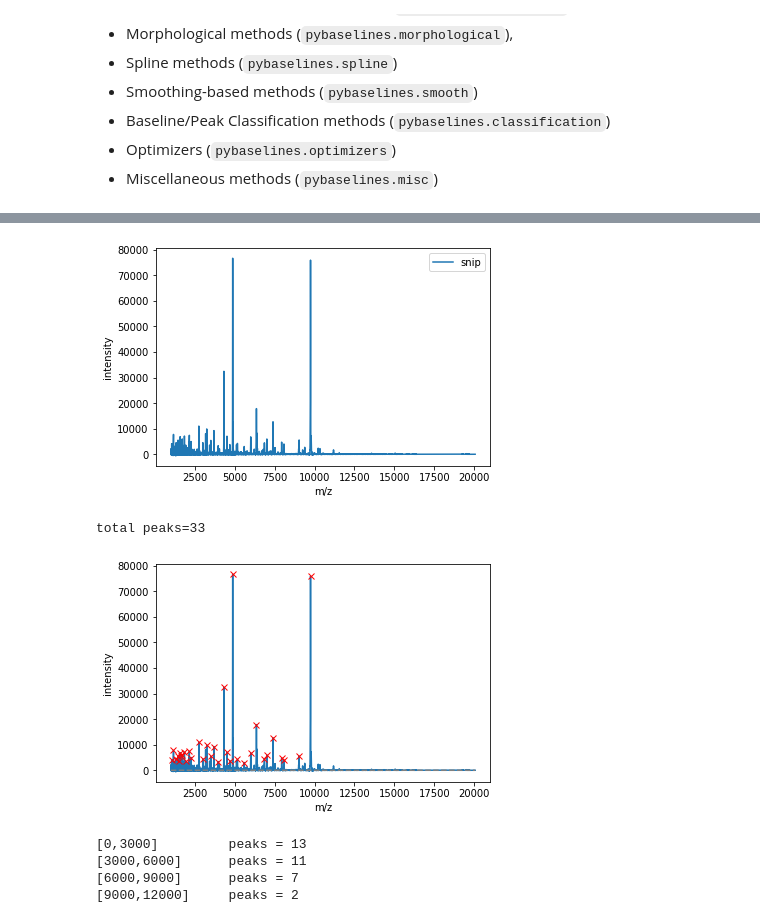
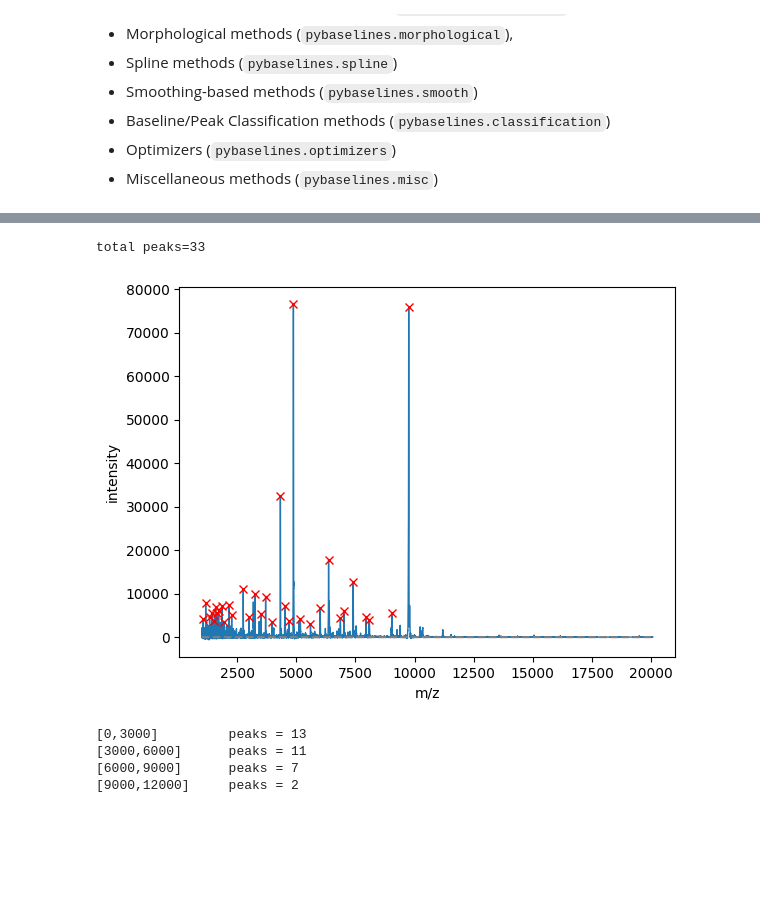
Before and after one commit to kuhaha/biotype, a Jupyter notebook: detect_peaks.ipynb, the cells around one changed output, grey strips where cells are left out. Drawn from its saved outputs; the diff is of its cells as text; code cells hidden in the pictures; blank space fills up the shorter version.

```diff
--- a/detect_peaks.ipynb
+++ b/detect_peaks.ipynb
@@ -130,25 +113,19 @@ plt.show()
-# %%
-plt.plot(x, y - bkg_4, label='snip')
-plt.legend()
-plt.xlabel("m/z")
-plt.ylabel("intensity")
-plt.show()
-# %% [output]
-[figure, removed]
 # %%
+# Baseline補正を適用したPeak検出
+
 dist, prom = 500, 3000
 z =  y - bkg_4
 peaks,_ = signal.find_peaks(z, distance=dist, prominence=prom)
 print(f"total peaks={len(peaks)}")
 plt.xlabel("m/z")
 plt.ylabel("intensity")
-plt.plot(x, z)
+plt.plot(x, z, lw=1)
 plt.plot(x[peaks], z[peaks], "rx")
 plt.plot(x,np.zeros_like(z), "--", color="gray")
 plt.show()
 # %% [output]
 total peaks=33
-[figure, old version]
+[figure, new version]
 # %%
 for s in range(0,12000,3000):
     n = len([p for p in peaks if s < x[p] < s+3000])
```
Also changed, not shown: parts of 16 cells of this notebook.
